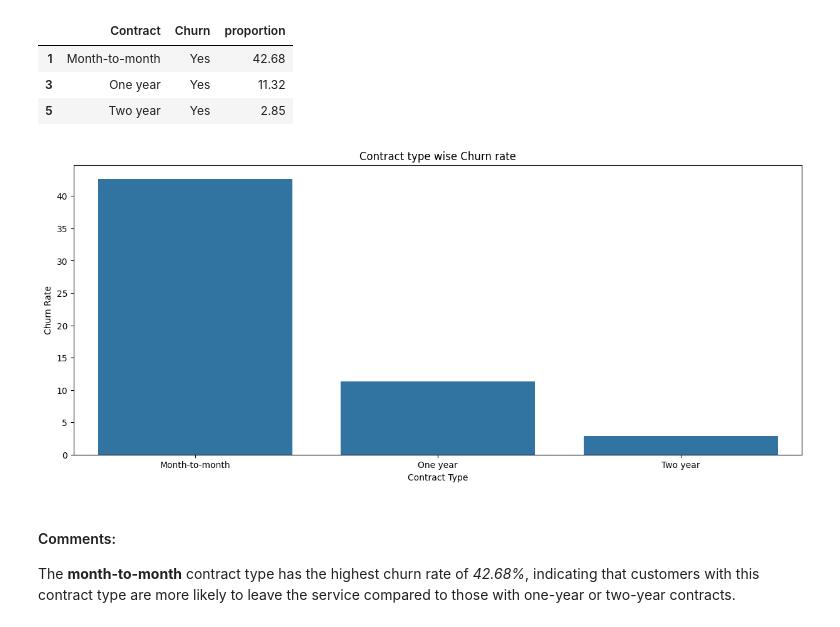
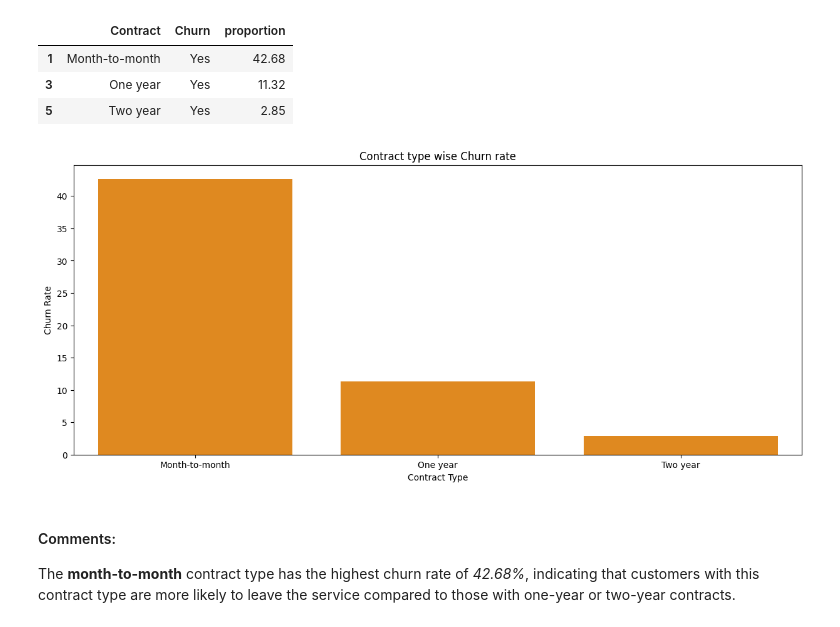
Before and after one commit to apabritamaity/data-analyst-portfolio, a Jupyter notebook: customer-churn-analysis/notebooks/06_EDA_Contract_Billing_&_Pricing_Analysis.ipynb, the cells around one changed output. Drawn from its saved outputs; the diff is of its cells as text; code cells hidden in the pictures.

```diff
--- a/customer-churn-analysis/notebooks/06_EDA_Contract_Billing_&_Pricing_Analysis.ipynb
+++ b/customer-churn-analysis/notebooks/06_EDA_Contract_Billing_&_Pricing_Analysis.ipynb
@@ -35,12 +35,12 @@ contract_type_wise_churned
 | 5 | Two year | Yes | 2.85 |
 # %%
 plt.figure(figsize=(15,6))
-sns.barplot(data=contract_type_wise_churned, x='Contract', y='proportion')
+sns.barplot(data=contract_type_wise_churned, x='Contract', y='proportion', color='darkorange')
 plt.title("Contract type wise Churn rate")
 plt.xlabel("Contract Type")
 plt.ylabel("Churn Rate");
 # %% [output]
-[figure, old version]
+[figure, new version]
 # %% [markdown]
 #### Comments:
 The **month-to-month** contract type has the highest churn rate of *42.68%*, indicating that customers with this contract type are more likely to leave the service compared to those with one-year or two-year contracts.
```
Also changed, not shown: parts of 2 cells of this notebook, 8 other files.
